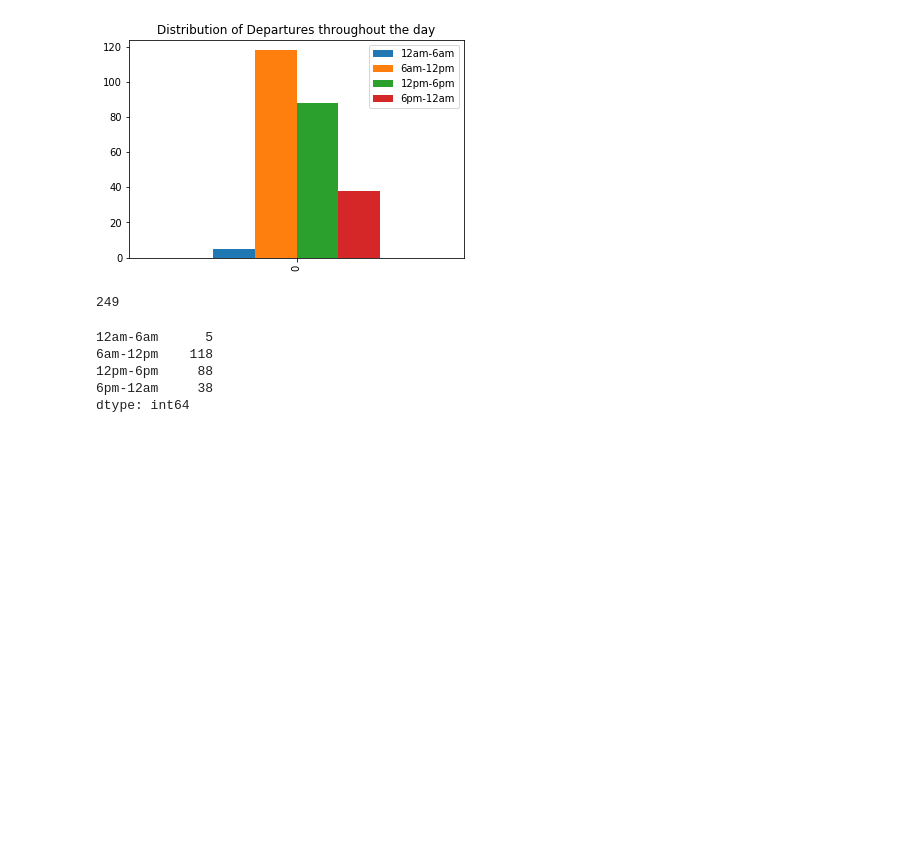
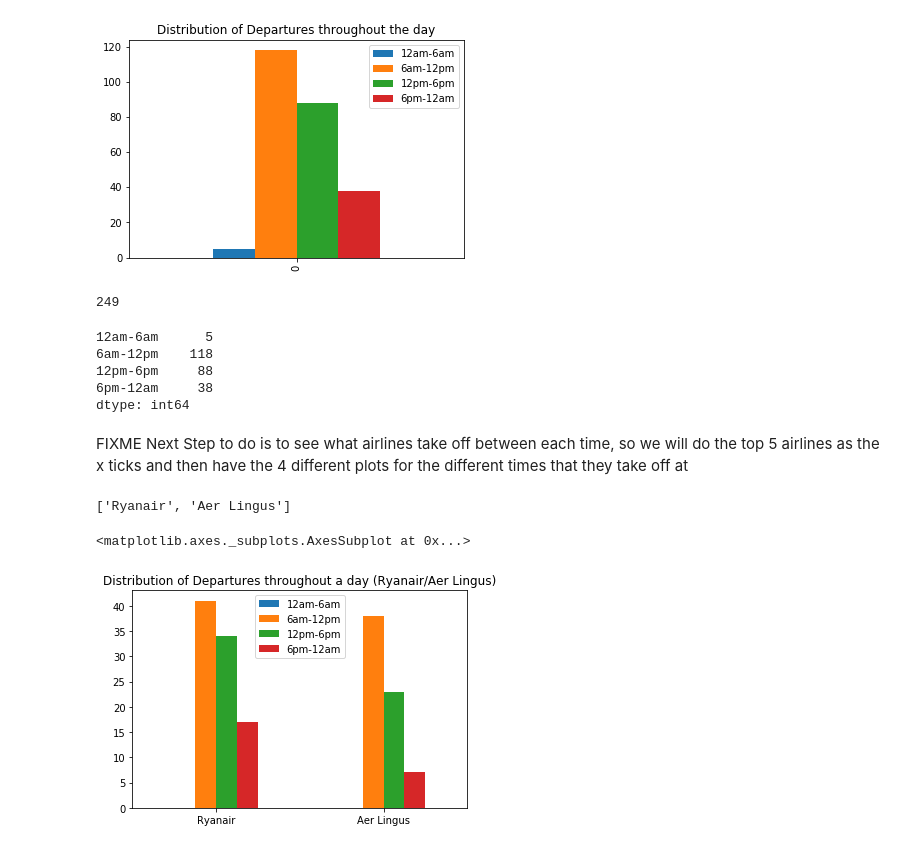
Before and after one commit to RKeenan20/Flight_Data_API_DS_Assignment, a Jupyter notebook: Assignment1_RobertKeenan.ipynb, the cells around one changed output. Drawn from its saved outputs; the diff is of its cells as text; code cells hidden in the pictures; blank space fills up the shorter version.

Commit message:
Busiest times for 2 top airlines and busiest terminals done

```diff
--- a/Assignment1_RobertKeenan.ipynb
+++ b/Assignment1_RobertKeenan.ipynb
@@ -502,11 +502,12 @@ six_12pm = ['2020-03-05T06:01:00+00:00', '2020-03-05T12:00:00+00:00']
 midday_6pm = ['2020-03-05T12:01:00+00:00', '2020-03-05T18:00:00+00:00']
 six_12am = ['2020-03-05T18:01:00+00:00', '2020-03-05T23:59:00+00:00']
 
-flights_1 = terminal_data['departure.scheduled'].between(midnight_6am[0], midnight_6am[1], inclusive=True).value_counts()[1]
-flights_2 = terminal_data['departure.scheduled'].between(six_12pm[0], six_12pm[1], inclusive=True).value_counts()[1]
-flights_3 = terminal_data['departure.scheduled'].between(midday_6pm[0], midday_6pm[1], inclusive=True).value_counts()[1]
-flights_4 = terminal_data['departure.scheduled'].between(six_12am[0], six_12am[1], inclusive=True).value_counts()[1]
-flight_data = [[flights_1, flights_2, flights_3, flights_4]]
+flights_1 = terminal_data['departure.scheduled'].between(midnight_6am[0], midnight_6am[1], inclusive=True)
+flights_2 = terminal_data['departure.scheduled'].between(six_12pm[0], six_12pm[1], inclusive=True)
+flights_3 = terminal_data['departure.scheduled'].between(midday_6pm[0], midday_6pm[1], inclusive=True)
+flights_4 = terminal_data['departure.scheduled'].between(six_12am[0], six_12am[1], inclusive=True)
+flight_data = [[flights_1.value_counts()[1], flights_2.value_counts()[1], flights_3.value_counts()[1],
+                flights_4.value_counts()[1]]]
 
 flights_times = pd.DataFrame(flight_data, columns = ['12am-6am', '6am-12pm', '12pm-6pm', '6pm-12am'])
 flights_times.plot(kind='bar', title='Distribution of Departures throughout the day')
@@ -526,3 +527,39 @@ flights_times.sum()
 12pm-6pm     88
 6pm-12am     38
 dtype: int64
+# %% [markdown]
+FIXME Next Step to do is to see what airlines take off between each time, so we will do the top 5 airlines as the x ticks and then have the 4 different plots for the different times that they take off at
+# %%
+#Get the most common airlines first
+top_airlines = terminal_data["airline.name"].value_counts()[0:2]
+top_airlines  = top_airlines.index.tolist()
+top_airlines
+#Now that I have the top airlines, I can see when they are using each time
+# %% [output]
+['Ryanair', 'Aer Lingus']
+# %%
+#terminal_data[flights_1[flights_1 == (True)]]
+#I now need to get the airlines for this
+
+#These are the indexes of the flights that leave inside of these times
+midnight_flights = (flights_1[flights_1 == (True)]).index.tolist()
+six_am_flights = (flights_2[flights_2 == (True)]).index.tolist()
+midday_flights = (flights_3[flights_3 == (True)]).index.tolist()
+six_pm_flights = (flights_4[flights_4 == (True)]).index.tolist()
+
+#FIXME , look for a better way to do thiss
+airline_1_12am = terminal_data.iloc[midnight_flights]['airline.name'].iloc[0:].tolist().count(top_airlines[0])
+airline_2_12am = terminal_data.iloc[midnight_flights]['airline.name'].iloc[0:].tolist().count(top_airlines[1])
+airline_1_6am = terminal_data.iloc[six_am_flights]['airline.name'].iloc[0:].tolist().count(top_airlines[0])
+airline_2_6am = terminal_data.iloc[six_am_flights]['airline.name'].iloc[0:].tolist().count(top_airlines[1])
+airline_1_12pm = terminal_data.iloc[midday_flights]['airline.name'].iloc[0:].tolist().count(top_airlines[0])
+airline_2_12pm = terminal_data.iloc[midday_flights]['airline.name'].iloc[0:].tolist().count(top_airlines[1])
+airline_1_6pm = terminal_data.iloc[six_pm_flights]['airline.name'].iloc[0:].tolist().count(top_airlines[0])
+airline_2_6pm = terminal_data.iloc[six_pm_flights]['airline.name'].iloc[0:].tolist().count(top_airlines[1])
+
+airline_times = pd.DataFrame({'12am-6am': [airline_1_12am, airline_2_12am], '6am-12pm': [airline_1_6am, airline_2_6am],
+                             '12pm-6pm': [airline_1_12pm, airline_2_12pm], '6pm-12am': [airline_1_6pm, airline_2_6pm]}, index = ['Ryanair', 'Aer Lingus'])
+airline_times.plot(kind='bar', title = 'Distribution of Departures throughout a day (Ryanair/Aer Lingus)', rot=0)
+# %% [output]
+<matplotlib.axes._subplots.AxesSubplot at 0x...>
+[figure, added]
```
Also changed, not shown: parts of 3 cells of this notebook.
